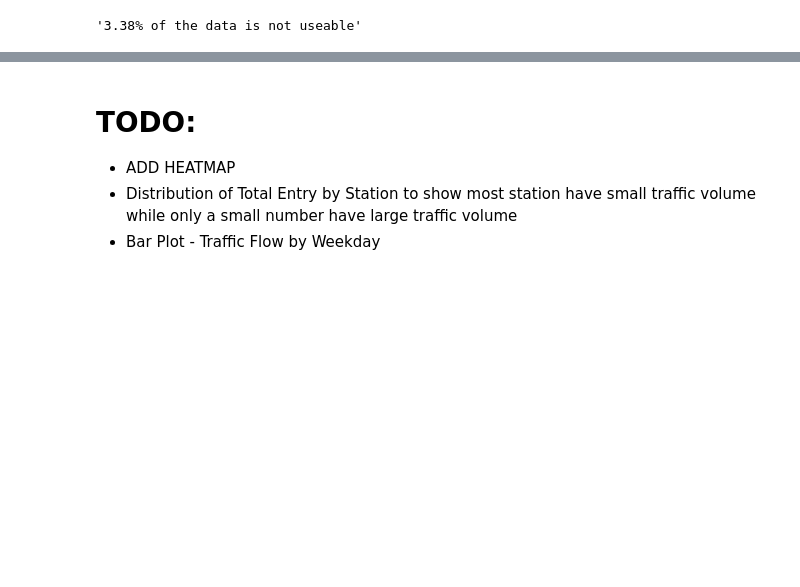
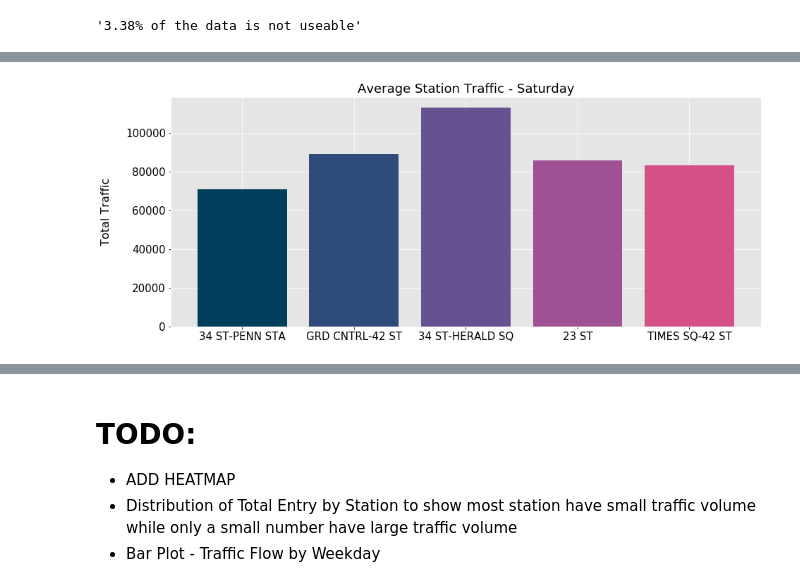
Before and after one commit to MohammadBakir/Project-Benson, a Jupyter notebook: Project Benson.ipynb, the cells around one changed output, grey strips where cells are left out. Cells and saved outputs as stored; diff of their text form; code cells hidden in the pictures; blank space fills up the shorter version.

```diff
--- a/Project Benson.ipynb
+++ b/Project Benson.ipynb
@@ -146,0 +177,12 @@ top10_avg = [i for i in top_10_list_3_month_yearly_Traffic.index]
+# %%
+#Generate Data frame with top 5 stations
+average_daily_total_per_top_5_stations= average_daily_station_entries[average_daily_station_entries['STATION'].isin(top5_sum)].copy()
+# %%
+#Replace Days of Week by integer values to seperate into weekday and weekend
+average_daily_total_per_top_5_stations.replace('Monday', 0, inplace=True)
+average_daily_total_per_top_5_stations.replace('Tuesday', 1, inplace=True)
+average_daily_total_per_top_5_stations.replace('Wednesday', 2, inplace=True)
+average_daily_total_per_top_5_stations.replace('Thursday', 3, inplace=True)
+average_daily_total_per_top_5_stations.replace('Friday', 4, inplace=True)
+average_daily_total_per_top_5_stations.replace('Saturday', 5, inplace=True)
+average_daily_total_per_top_5_stations.replace('Sunday', 6, inplace=True)
@@ -146,0 +192,3 @@ top10_avg = [i for i in top_10_list_3_month_yearly_Traffic.index]
+# %%
+#Seperate average daily top 5 by weekend
+average_weekend_total_top_5_stations = average_daily_total_per_top_5_stations[average_daily_total_per_top_5_stations.DOW > 4]
@@ -215,0 +284,23 @@ axes.tick_params(labelsize=18)
+# %%
+#Identified top 10 stations by volume of turnstile entries and exits
+#Source for reference -> https://matplotlib.org/gallery/lines_bars_and_markers/barh.html
+#TODO: Remove Scientific Notation, Increase X-Axis Tick Mark
+colorlist = ['#003f5c','#2f4b7c','#665191','#a05195','#d45087']
+
+fig, ax = plt.subplots(1, figsize=(15, 6))
+x_pos = np.arange(5)
+
+ax.set_ylabel('Total Traffic', fontsize = 16, color="black")
+ax.yaxis.set_label_coords(-.1,.5)
+ax.set_xticks(x_pos)
+ax.set_xticklabels(top5_sum, fontsize = 16, color="black")
+
+
+plt.bar(x_pos,average_weekend_total_top_5_stations[average_weekend_total_top_5_stations['DOW']==5]['TOTAL_TRAFFIC'], color=colorlist, align='center')
+ax.tick_params(labelsize=15)
+plt.title('Average Station Traffic - Saturday', fontsize=18);
+ax.tick_params(colors = 'black')
+plt.savefig('AverageTrafficSaturday.svg')
+plt.savefig('AverageTrafficSaturday.jpg')
+# %% [output]
+[figure, added]
```
Also changed, not shown: parts of 20 cells of this notebook, 8 other files.
